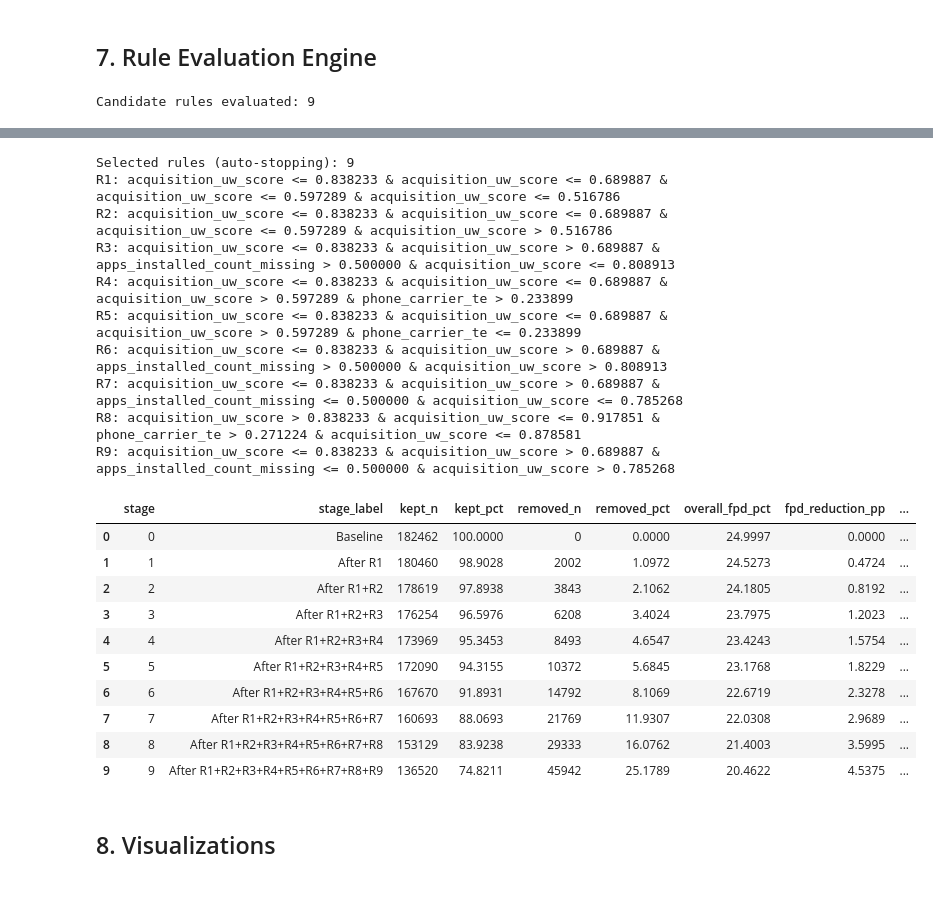
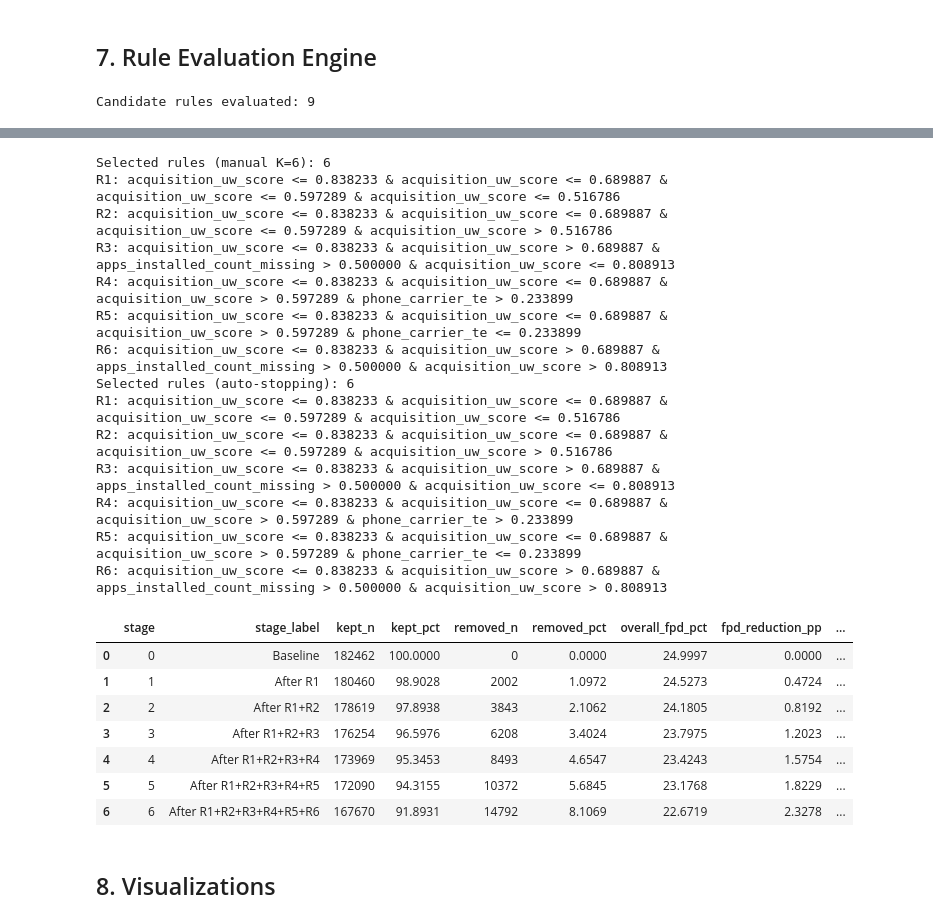
Before and after one commit to JLaniado/underwriting_policy_optimization_framework, a Jupyter notebook: fpd_rule_mining.ipynb, the cells around one changed output, grey strips where cells are left out. Cells and saved outputs as stored; diff of their text form; code cells hidden in the pictures; blank space fills up the shorter version.

```diff
--- a/fpd_rule_mining.ipynb
+++ b/fpd_rule_mining.ipynb
@@ -7,7 +7,7 @@ End-to-end workflow to surface compact FPD mitigation rules from pre-application
 Update the configuration variables in the next cell to point at the appropriate CSV and tweak modeling thresholds if needed.
 # %%
 # Configuration
-FILEPATH = "risk_analytics_case_2025.csv"  # path to source CSV
+FILEPATH = "/Users/Jaime/Git/risk_analytics_case_2025.csv"  # path to source CSV
 echo = None
 ID_COL = "user_uuid"
 TARGET_COL = "is_fpd"
@@ -31,6 +31,7 @@ WARNING_FILTER = "ignore"
 LEAF_MIN_LIFT_PP = 2.0
 RARE_LEVEL_FRACTION = 0.005
 BAND_GUARDRAIL_DELTA = 0.3
+N_RULES_MANUAL = 6
 # %%
 # Imports & global setup
 import json
@@ -190,13 +191,13 @@ def encode_categoricals(df, categorical_cols, target, n_splits, alpha, random_st
 
 def create_risk_band(series, q=6):
     """Create quantile-based risk bands from the UW score."""
-    labels = list(range(1, q + 1))
+    labels = list(range(q, 0, -1))
     try:
         bands = pd.qcut(series, q=q, labels=labels)
     except ValueError:
         bands = pd.qcut(series, q=q, labels=labels, duplicates="drop")
         categories = [cat for cat in bands.cat.categories]
-        relabel = {cat: idx + 1 for idx, cat in enumerate(categories)}
+        relabel = {cat: labels[idx] for idx, cat in enumerate(categories)}
         bands = bands.map(relabel)
         return bands.astype(int)
     return bands.astype(int)
@@ -753,15 +754,22 @@ single_rule_impact_df["rule_short"] = single_rule_impact_df["rule"].apply(shorte
 print(f"Candidate rules evaluated: {len(candidate_rules)}")
 display(single_rule_impact_df.head(10))
 
-selected_rules = automatic_rule_selection(
-    single_rule_impact_df["rule"].tolist(),
-    df_for_rules,
-    y,
-    bands,
-    min_delta_pp=MIN_RULE_IMPROVEMENT_PP,
-    band_guardrail_pp=BAND_GUARDRAIL_DELTA,
-    band_universe=band_universe,
-)
+# selected_rules = automatic_rule_selection(
+#     single_rule_impact_df["rule"].tolist(),
+#     df_for_rules,
+#     y,
+#     bands,
+#     min_delta_pp=MIN_RULE_IMPROVEMENT_PP,
+#     band_guardrail_pp=BAND_GUARDRAIL_DELTA,
+#     band_universe=band_universe,
+# )
+
+ranked_rules = single_rule_impact_df.sort_values("efficiency", ascending=False)["rule"].tolist()
+selected_rules = ranked_rules[:N_RULES_MANUAL]
+print(f"Selected rules (manual K={N_RULES_MANUAL}): {len(selected_rules)}")
+for idx, rule in enumerate(selected_rules, start=1):
+    print(f"R{idx}: {rule}")
+
 
 print(f"Selected rules (auto-stopping): {len(selected_rules)}")
 for idx, rule in enumerate(selected_rules, start=1):
@@ -778,40 +786,41 @@ cumulative_eval_df = evaluate_rules_cumulative(
 display(cumulative_eval_df)
 
 band_cols = [col for col in cumulative_eval_df.columns if col.startswith("band_")]
 band_fpd_matrix = cumulative_eval_df[["stage_label"] + band_cols].set_index("stage_label")
 # %% [output]
 Candidate rules evaluated: 9
 |  | rule | rule_rank | removed_n | removed_pct | kept_n | new_fpd_pct | fpd_reduction_pp | efficiency | ... |
 | 0 | acquisition_uw_score <= 0.838233 ... | 1 | 2002 | 1.0972 | 180460 | 24.5273 | 0.4724 | 0.4306 | ... |
 | 1 | acquisition_uw_score <= 0.838233 ... | 2 | 1841 | 1.0090 | 180621 | 24.6616 | 0.3381 | 0.3351 | ... |
 | 2 | acquisition_uw_score <= 0.838233 ... | 3 | 2365 | 1.2962 | 180097 | 24.6356 | 0.3641 | 0.2809 | ... |
 | 3 | acquisition_uw_score <= 0.838233 ... | 4 | 2285 | 1.2523 | 180177 | 24.6546 | 0.3451 | 0.2756 | ... |
 | 4 | acquisition_uw_score <= 0.838233 ... | 5 | 1879 | 1.0298 | 180583 | 24.7803 | 0.2194 | 0.2131 | ... |
 | 5 | acquisition_uw_score <= 0.838233 ... | 6 | 4420 | 2.4224 | 178042 | 24.5695 | 0.4302 | 0.1776 | ... |
 | 6 | acquisition_uw_score <= 0.838233 ... | 7 | 6977 | 3.8238 | 175485 | 24.5052 | 0.4945 | 0.1293 | ... |
 | 7 | acquisition_uw_score > 0.838233 &... | 8 | 7564 | 4.1455 | 174898 | 24.5760 | 0.4237 | 0.1022 | ... |
 | 8 | acquisition_uw_score <= 0.838233 ... | 9 | 16609 | 9.1027 | 165853 | 24.5880 | 0.4117 | 0.0452 | ... |
-Selected rules (auto-stopping): 9
+Selected rules (manual K=6): 6
 R1: acquisition_uw_score <= 0.838233 & acquisition_uw_score <= 0.689887 & acquisition_uw_score <= 0.597289 & acquisition_uw_score <= 0.516786
 R2: acquisition_uw_score <= 0.838233 & acquisition_uw_score <= 0.689887 & acquisition_uw_score <= 0.597289 & acquisition_uw_score > 0.516786
 R3: acquisition_uw_score <= 0.838233 & acquisition_uw_score > 0.689887 & apps_installed_count_missing > 0.500000 & acquisition_uw_score <= 0.808913
 R4: acquisition_uw_score <= 0.838233 & acquisition_uw_score <= 0.689887 & acquisition_uw_score > 0.597289 & phone_carrier_te > 0.233899
 R5: acquisition_uw_score <= 0.838233 & acquisition_uw_score <= 0.689887 & acquisition_uw_score > 0.597289 & phone_carrier_te <= 0.233899
 R6: acquisition_uw_score <= 0.838233 & acquisition_uw_score > 0.689887 & apps_installed_count_missing > 0.500000 & acquisition_uw_score > 0.808913
-R7: acquisition_uw_score <= 0.838233 & acquisition_uw_score > 0.689887 & apps_installed_count_missing <= 0.500000 & acquisition_uw_score <= 0.785268
-R8: acquisition_uw_score > 0.838233 & acquisition_uw_score <= 0.917851 & phone_carrier_te > 0.271224 & acquisition_uw_score <= 0.878581
-R9: acquisition_uw_score <= 0.838233 & acquisition_uw_score > 0.689887 & apps_installed_count_missing <= 0.500000 & acquisition_uw_score > 0.785268
+Selected rules (auto-stopping): 6
+R1: acquisition_uw_score <= 0.838233 & acquisition_uw_score <= 0.689887 & acquisition_uw_score <= 0.597289 & acquisition_uw_score <= 0.516786
+R2: acquisition_uw_score <= 0.838233 & acquisition_uw_score <= 0.689887 & acquisition_uw_score <= 0.597289 & acquisition_uw_score > 0.516786
+R3: acquisition_uw_score <= 0.838233 & acquisition_uw_score > 0.689887 & apps_installed_count_missing > 0.500000 & acquisition_uw_score <= 0.808913
+R4: acquisition_uw_score <= 0.838233 & acquisition_uw_score <= 0.689887 & acquisition_uw_score > 0.597289 & phone_carrier_te > 0.233899
+R5: acquisition_uw_score <= 0.838233 & acquisition_uw_score <= 0.689887 & acquisition_uw_score > 0.597289 & phone_carrier_te <= 0.233899
+R6: acquisition_uw_score <= 0.838233 & acquisition_uw_score > 0.689887 & apps_installed_count_missing > 0.500000 & acquisition_uw_score > 0.808913
 |  | stage | stage_label | kept_n | kept_pct | removed_n | removed_pct | overall_fpd_pct | fpd_reduction_pp | ... |
 | 0 | 0 | Baseline | 182462 | 100.0000 | 0 | 0.0000 | 24.9997 | 0.0000 | ... |
 | 1 | 1 | After R1 | 180460 | 98.9028 | 2002 | 1.0972 | 24.5273 | 0.4724 | ... |
 | 2 | 2 | After R1+R2 | 178619 | 97.8938 | 3843 | 2.1062 | 24.1805 | 0.8192 | ... |
 | 3 | 3 | After R1+R2+R3 | 176254 | 96.5976 | 6208 | 3.4024 | 23.7975 | 1.2023 | ... |
 | 4 | 4 | After R1+R2+R3+R4 | 173969 | 95.3453 | 8493 | 4.6547 | 23.4243 | 1.5754 | ... |
 | 5 | 5 | After R1+R2+R3+R4+R5 | 172090 | 94.3155 | 10372 | 5.6845 | 23.1768 | 1.8229 | ... |
 | 6 | 6 | After R1+R2+R3+R4+R5+R6 | 167670 | 91.8931 | 14792 | 8.1069 | 22.6719 | 2.3278 | ... |
-| 7 | 7 | After R1+R2+R3+R4+R5+R6+R7 | 160693 | 88.0693 | 21769 | 11.9307 | 22.0308 | 2.9689 | ... |
-| 8 | 8 | After R1+R2+R3+R4+R5+R6+R7+R8 | 153129 | 83.9238 | 29333 | 16.0762 | 21.4003 | 3.5995 | ... |
-| 9 | 9 | After R1+R2+R3+R4+R5+R6+R7+R8+R9 | 136520 | 74.8211 | 45942 | 25.1789 | 20.4622 | 4.5375 | ... |
 # %% [markdown]
 ## 8. Visualizations
 # %%
```
Also changed, not shown: parts of 4 cells of this notebook, 13 other files.
